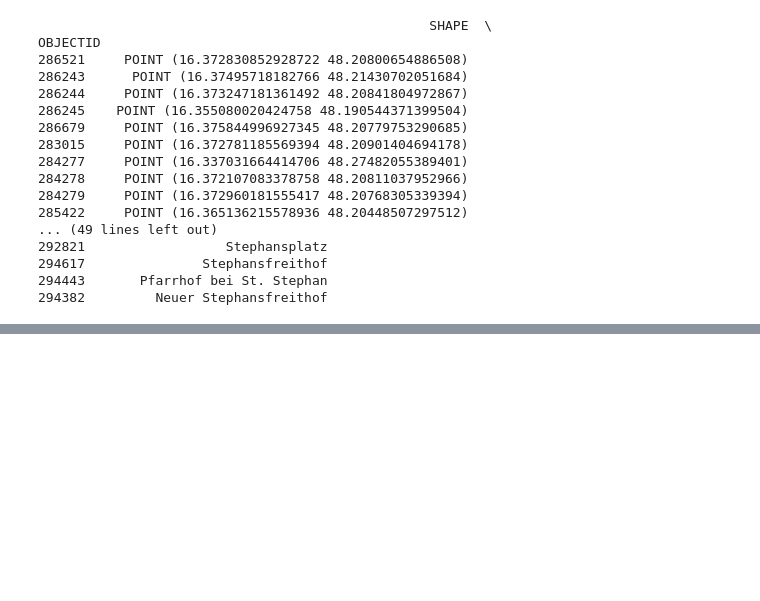
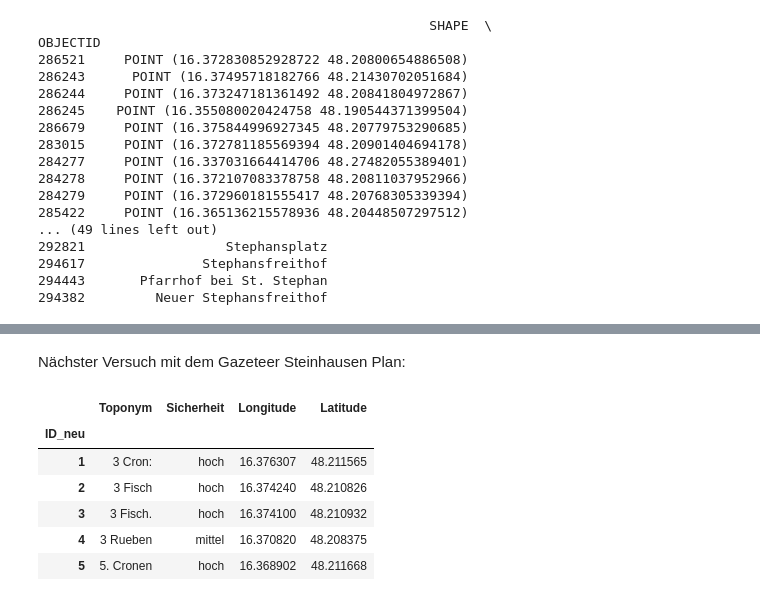
Before and after one commit to Sarah-lab-13/DataScienceProject, a Jupyter notebook: Wegbeschreibung_Sonntag.ipynb, the cells around one changed output, grey strips where cells are left out. Saved outputs shown, nothing was run; the diff lists cells and outputs as text; code cells hidden in the pictures; blank space fills up the shorter version.

```diff
--- a/Wegbeschreibung_Sonntag.ipynb
+++ b/Wegbeschreibung_Sonntag.ipynb
@@ -235,0 +251,16 @@ place_coord.to_csv('Sonntag_coord.csv', sep=',', index=False, encoding='utf-8')
+# %% [markdown]
+Nächster Versuch mit dem Gazeteer Steinhausen Plan:
+# %%
+xlsx_path = path.relpath("Data/Gazetteer_Steinhausenplan_V5.xlsx")
+usecolumns = ['ID_neu', 'Toponym', 'Sicherheit', 'Longitude', 'Latitude']
+Steinhausen_coordinates = pd.read_excel(xlsx_path, usecols=usecolumns, index_col=0)
+# %%
+Steinhausen_coordinates.head()
+# %% [output]
+|  | Toponym | Sicherheit | Longitude | Latitude |
+| ID_neu |  |  |  |  |
+| 1 | 3 Cron: | hoch | 16.376307 | 48.211565 |
+| 2 | 3 Fisch | hoch | 16.374240 | 48.210826 |
+| 3 | 3 Fisch. | hoch | 16.374100 | 48.210932 |
+| 4 | 3 Rueben | mittel | 16.370820 | 48.208375 |
+| 5 | 5. Cronen | hoch | 16.368902 | 48.211668 |
```
Also changed, not shown: parts of 25 cells of this notebook, 4 other files.
